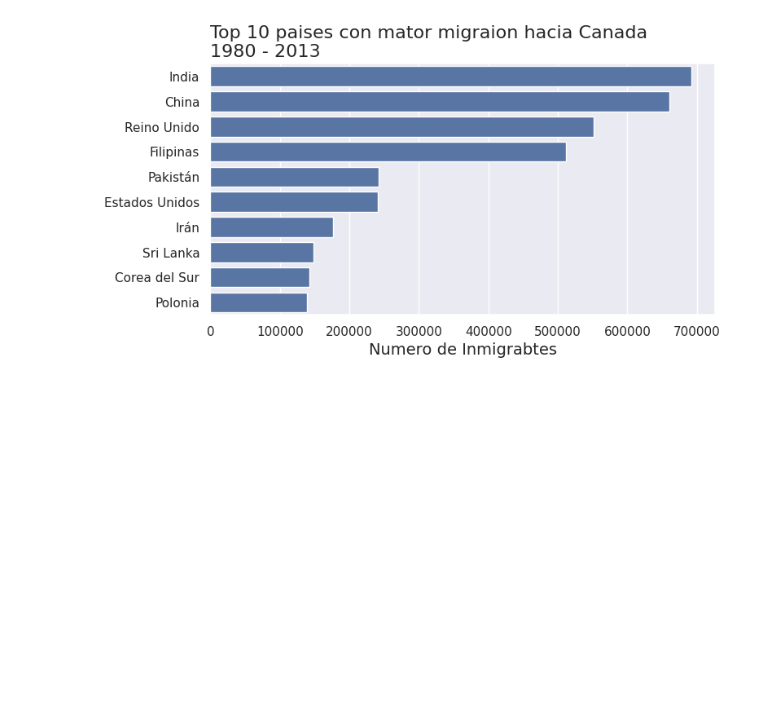
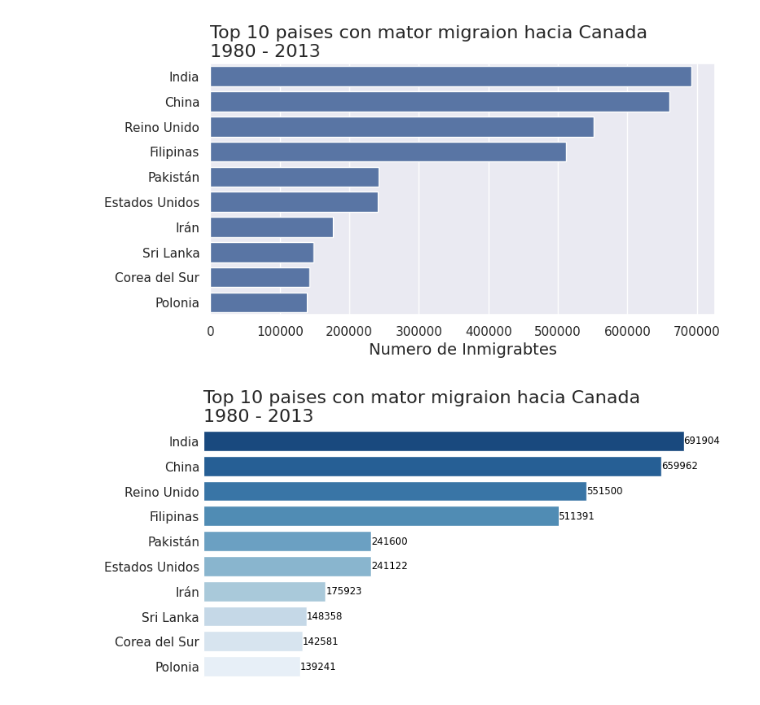
Before and after one commit to diego2003-her14/cursos-alura-ciencia-de-datos, a Jupyter notebook: visualizacion_de_datos_con_python.ipynb, the cells around one changed output. Cells and saved outputs as stored; diff of their text form; code cells hidden in the pictures; blank space fills up the shorter version.

```diff
--- a/visualizacion_de_datos_con_python.ipynb
+++ b/visualizacion_de_datos_con_python.ipynb
@@ -432,3 +436,22 @@ ax.set_ylabel('')
 plt.show()
 # %% [output]
 [figure]
+# %%
+def generar_el_grafico(palette):
+    fig, ax = plt.subplots(figsize=(8, 4))
+    ax.set_frame_on(False)
+    ax.xaxis.set_visible(False)
+    ax.tick_params(axis='y', which='both', size=0)
+    ax = sns.barplot(data=top_10, x='Total', y=top_10.index, hue=top_10.index, orient='h', palette=palette,
+                     legend=False)
+    ax.set_title('Top 10 paises con mator migraion hacia Canada\n1980 - 2013',
+              loc='left', fontsize=16)
+    ax.set_xlabel('Numero de Inmigrabtes', fontsize=14)
+    ax.set_ylabel('')
+    for i,j in enumerate(top_10['Total']):
+        ax.text(j+20, i, str(j),color='black', va='center', ha='left', fontsize=8.5)
+    plt.show()
+# %%
+generar_el_grafico('Blues_r')
+# %% [output]
+[figure, added]
```
Also changed, not shown: parts of 19 cells of this notebook.
